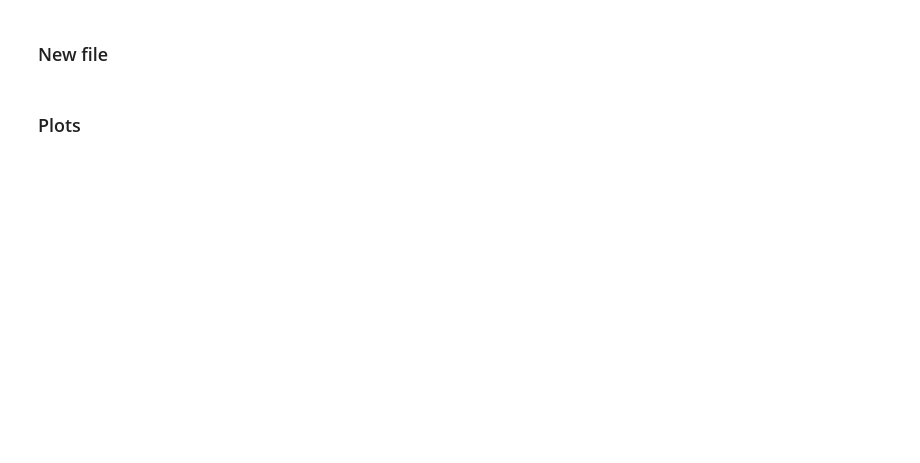
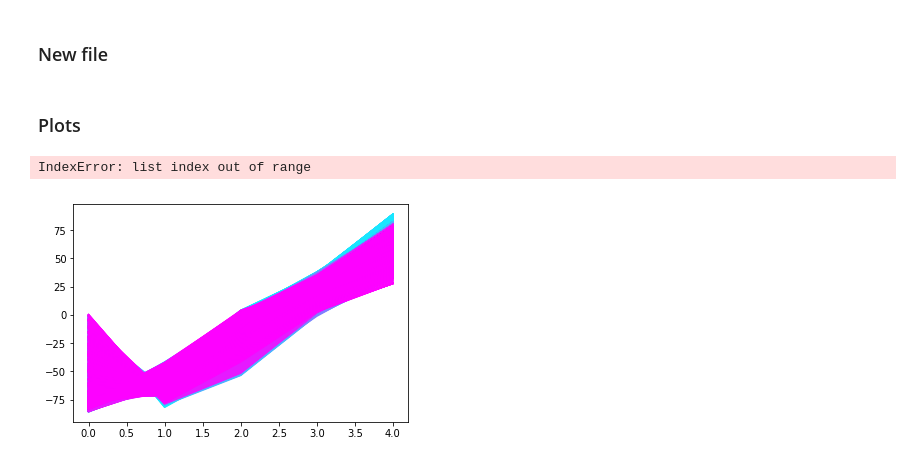
Before and after one commit to chengsoonong/eheye, a Jupyter notebook: QuantEst/sgd_est_experiment/Experiment_final.ipynb, the cells around one changed output. Saved outputs shown, nothing was run; the diff lists cells and outputs as text; code cells hidden in the pictures; blank space fills up the shorter version.

Commit message:
try to plot Frugal_vs_SGD

```diff
--- a/QuantEst/sgd_est_experiment/Experiment_final.ipynb
+++ b/QuantEst/sgd_est_experiment/Experiment_final.ipynb
@@ -206,0 +217,12 @@ def get_normalized_e(true, batches, est):
+# %%
+def plot_one_proc(tau_lst, q_proc, ax, label_on):
+    for idx, q in enumerate(q_proc):
+        colorVal = scalarMap.to_rgba(tau_lst[idx])
+        lb = str(+tau_lst[idx])+'-quantile' if label_on else ''
+        ax.plot(q, color=colorVal, label=lb)
+
+# fig, ax = plt.subplots(1,1)
+# plot_one_proc(tau_vals, sgd_proc, ax, True)
+# %% [output]
+IndexError: list index out of range
+[figure, added]
```
Also changed, not shown: parts of 12 cells of this notebook, 2 other files.
